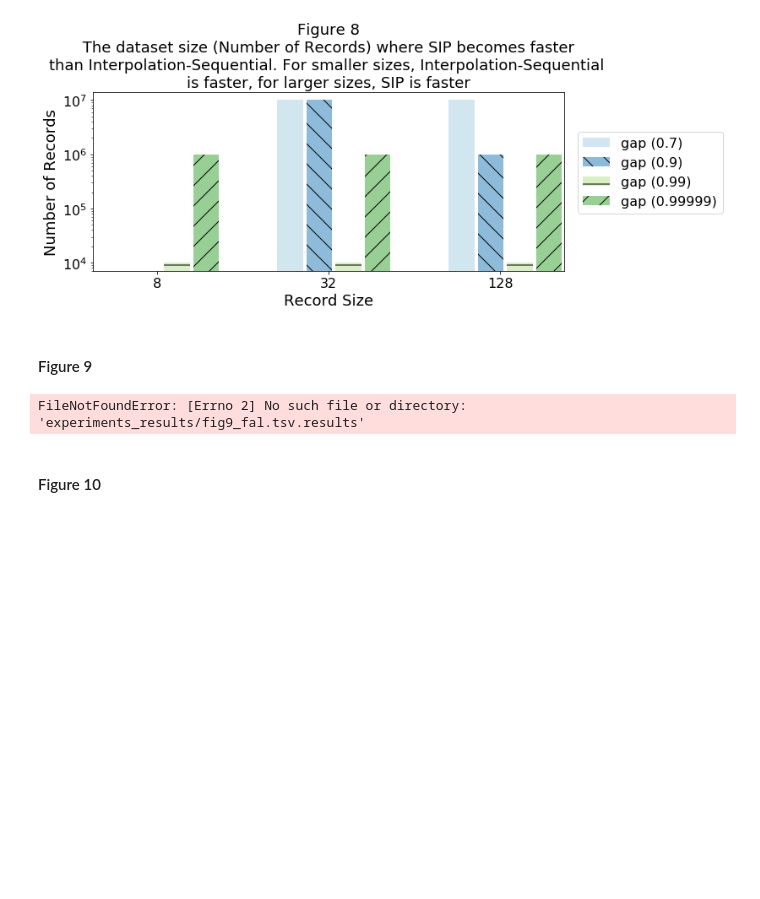
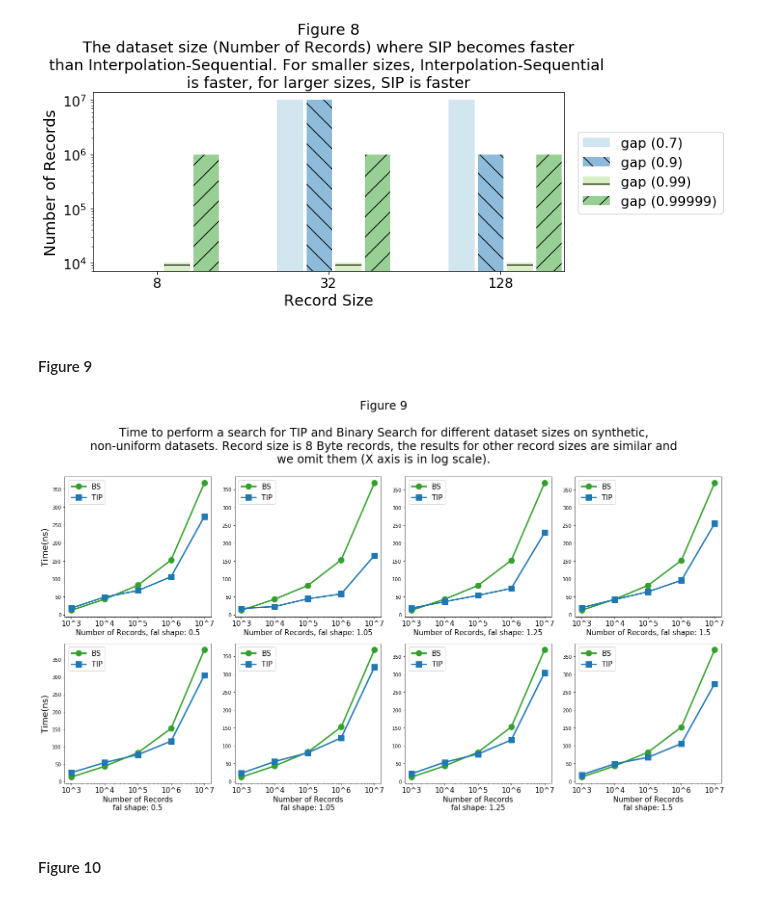
Before and after one commit to UWHustle/Efficiently-Searching-In-Memory-Sorted-Arrays, a Jupyter notebook: reproduce_experiments/CreateFigures.ipynb, the cells around one changed output. Drawn from its saved outputs; the diff is of its cells as text; code cells hidden in the pictures; blank space fills up the shorter version.

```diff
--- a/reproduce_experiments/CreateFigures.ipynb
+++ b/reproduce_experiments/CreateFigures.ipynb
@@ -516,6 +517,8 @@ for i in range(0, len(shapes)):
         index = index + len(shapes)
     perPlot.append([fal,cfal])
 
+
+fig9PerPlot = perPlot
 # Plot Helpers
 xticks=["10^"+str(i) for i in datasetSizes]
 datasetSizesPlot=[]
@@ -527,34 +530,34 @@ figs, axs = plt.subplots(2,4,figsize=(20,10))
 for i in range(0, len(shapes)):
     axs[0,i].plot(datasetSizesPlot, perPlot[i][0],  color=green,marker="o", markersize=12, linewidth=3, label="BS")
     axs[0,i].plot(datasetSizesPlot, perPlot[i][1],  color=blue,marker="s", markersize=12, linewidth=3, label="TIP")
     axs[0,i].set_xscale('log')
     axs[0,i].set_xticks([10**i for i in datasetSizes] )
     axs[0,i].set_xticklabels(["10^"+str(i) for i in datasetSizes], size=15)
     axs[0,i].legend(prop={'size': 15}, loc='upper left')
     axs[0,i].set_xlabel('Number of Records, fal shape: '+ str(shapes[i]), size=15)
 
 
 for i in range(0, len(shapes)):
     axs[1,i].plot(datasetSizesPlot, perPlot[len(shapes)+i][0],  color=green,marker="o", markersize=12, linewidth=3, label="BS")
     axs[1,i].plot(datasetSizesPlot, perPlot[len(shapes)+i][1],  color=blue,marker="s", markersize=12, linewidth=3, label="TIP")
     axs[1,i].set_xlabel('Number of Records', size=18)
     axs[1,i].set_xscale('log')
     axs[1,i].set_xticks([10**i for i in datasetSizes] )
     axs[1,i].set_xticklabels(["10^"+str(i) for i in datasetSizes], size=15)
     axs[1,i].legend(prop={'size': 15}, loc='upper left')
     axs[1,i].set_xlabel('Number of Records\nfal shape: '+ str(shapes[i]), size=15)
 
 
 axs[0,0].set_ylabel('Time(ns)', size=18)
 axs[1,0].set_ylabel('Time(ns)', size=18)
 
 caption = "Figure 9\n\nTime to perform a search for TIP and Binary Search for different dataset sizes on synthetic,\nnon-uniform datasets. Record size is 8 Byte records, the results for other record sizes are similar and\nwe omit them (X axis is in log scale)."
 
 figs.suptitle(caption, fontsize=24, x=0.5, y=1.2)
 plt.tight_layout()
 plt.gcf().savefig('./figures/fig9.pdf', format='pdf', bbox_inches='tight')
 # %% [output]
-FileNotFoundError: [Errno 2] No such file or directory: 'experiments_results/fig9_fal.tsv.results'
+[figure, added]
 # %% [markdown]
 #### Figure 10
 # %%
```
Also changed, not shown: parts of 7 cells of this notebook, 4 other files.
